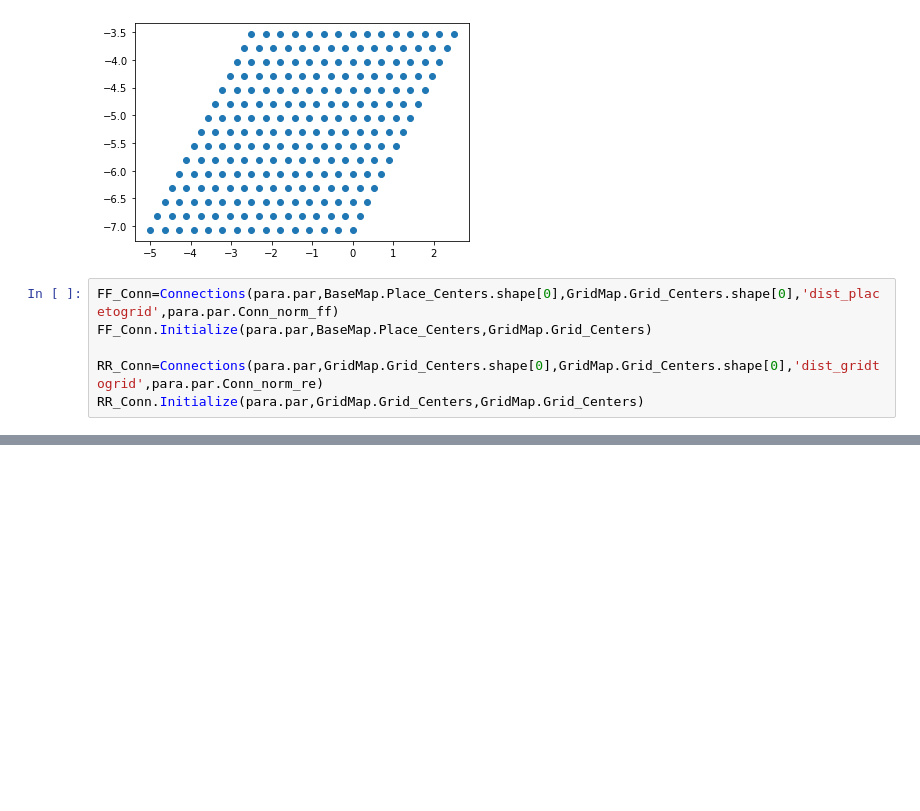
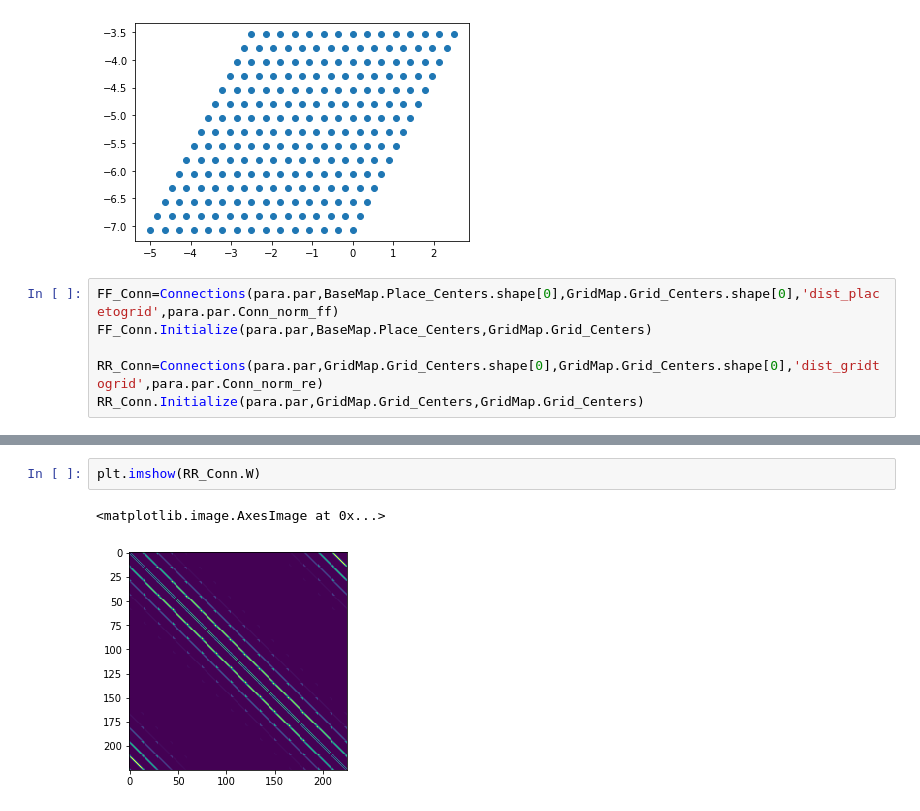
Before and after one commit to fstella/GoalRepr, a Jupyter notebook: Untitled.ipynb, the cells around one changed output, grey strips where cells are left out. Saved outputs shown, nothing was run; the diff lists cells and outputs as text; blank space fills up the shorter version.

```diff
--- a/Untitled.ipynb
+++ b/Untitled.ipynb
@@ -71,0 +143,5 @@ plt.show()
+# %%
+plt.imshow(RR_Conn.W)
+# %% [output]
+<matplotlib.image.AxesImage at 0x...>
+[figure, added]
```
Also changed, not shown: parts of 5 cells of this notebook, 4 other files.
